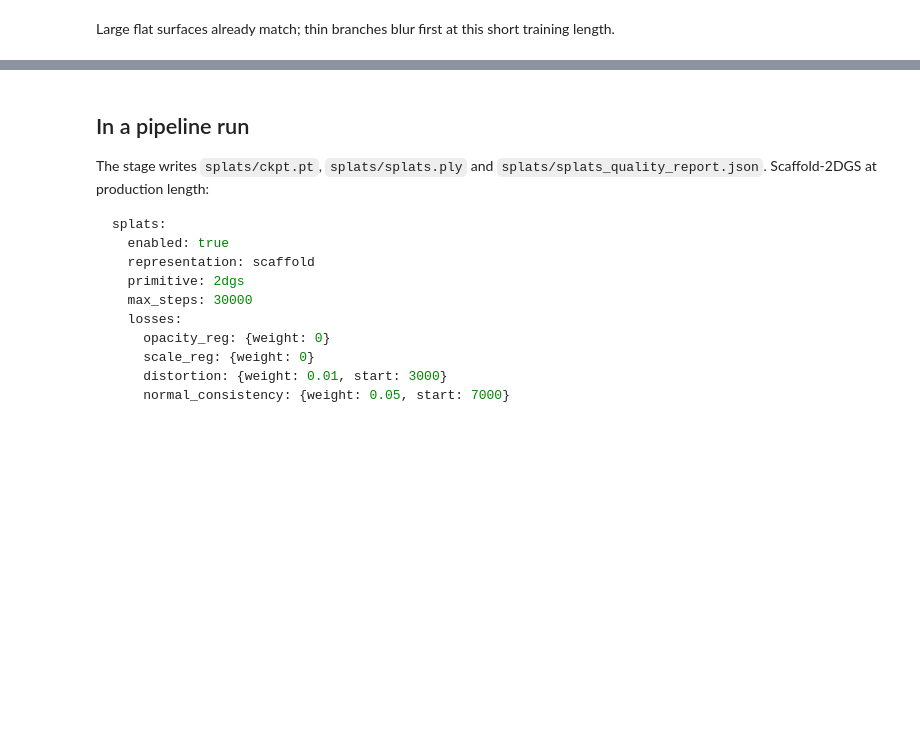
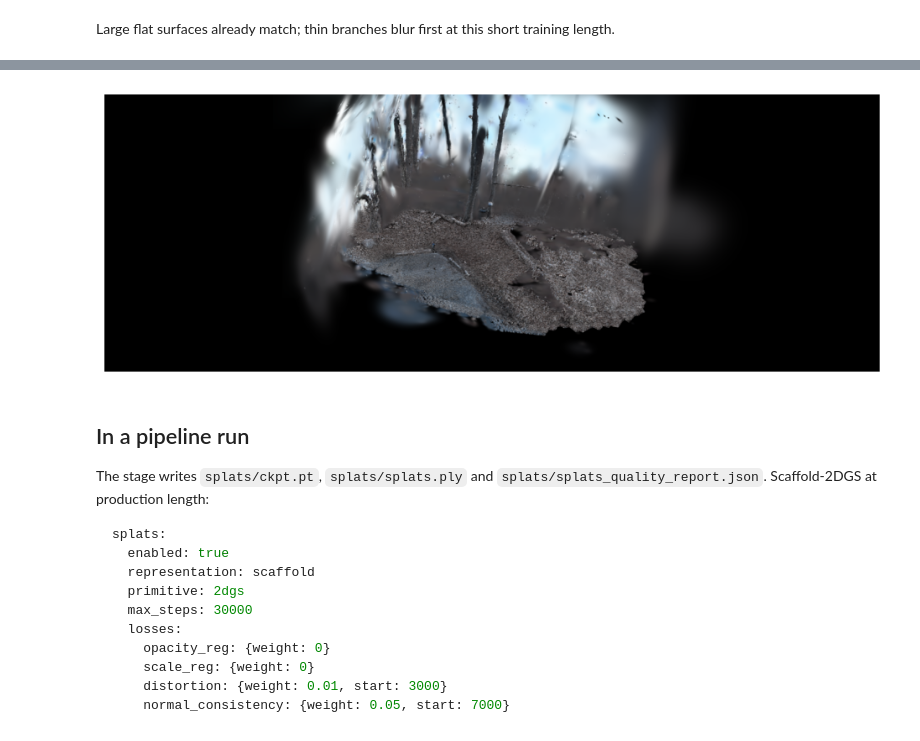
Before and after one commit to BasisResearch/collab-splats, a Jupyter notebook: docs/source/tutorials/03_splats/train_splats.ipynb, the cells around one changed output, grey strips where cells are left out. Drawn from its saved outputs; the diff is of its cells as text; code cells hidden in the pictures; blank space fills up the shorter version.

```diff
--- a/docs/source/tutorials/03_splats/train_splats.ipynb
+++ b/docs/source/tutorials/03_splats/train_splats.ipynb
@@ -143,3 +152,44 @@ Large flat surfaces already match; thin branches blur first at this short traini
+# %%
+# View from behind the cameras, as on the mesh and lifting pages, framed on the anchors
+anchors = model.params["anchors"].detach().cpu().numpy()
+view = camera_view(invert_poses(cam_to_world.cpu().numpy()), anchors)
+eye, focal, up = (np.asarray(view[key]) for key in ("position", "focal_point", "view_up"))
+
+# Look-at pose in camera axes: x right, y down, z forward
+forward = (focal - eye) / np.linalg.norm(focal - eye)
+right = np.cross(forward, up)
+right /= np.linalg.norm(right)
+pose = np.eye(4)
+pose[:3, :3] = np.stack([right, np.cross(forward, right), forward], axis=1)
+pose[:3, 3] = eye
+
+# Wide frame with pyvista's 30 degree vertical field of view
+view_width, view_height = 1400, 500
+focal_px = view_height / 2 / np.tan(np.radians(15))
+camera = np.array(
+    [[focal_px, 0, view_width / 2], [0, focal_px, view_height / 2], [0, 0, 1]]
+)
+
+# Render once; the color correction of the first view stands in for this one
+camera_id = torch.zeros(1, dtype=torch.long, device="cuda")
+
+with torch.no_grad():
+    render, _ = model.render(
+        cam_to_world.new_tensor(pose[None]),
+        intrinsics.new_tensor(camera[None]),
+        view_width,
+        view_height,
+        camera_id,
+        step=None,
+    )
+    whole = camera_opt.color(render["rgb"], camera_id).clamp(0, 1)[0].cpu().numpy()
+
+plt.figure(figsize=(10, 3.6))
+plt.imshow(whole)
+plt.axis("off")
+plt.tight_layout()
+# %% [output]
+[figure, added]
 # %% [markdown]
 ## In a pipeline run
 
```
Also changed, not shown: parts of 6 cells of this notebook, 19 other files.
